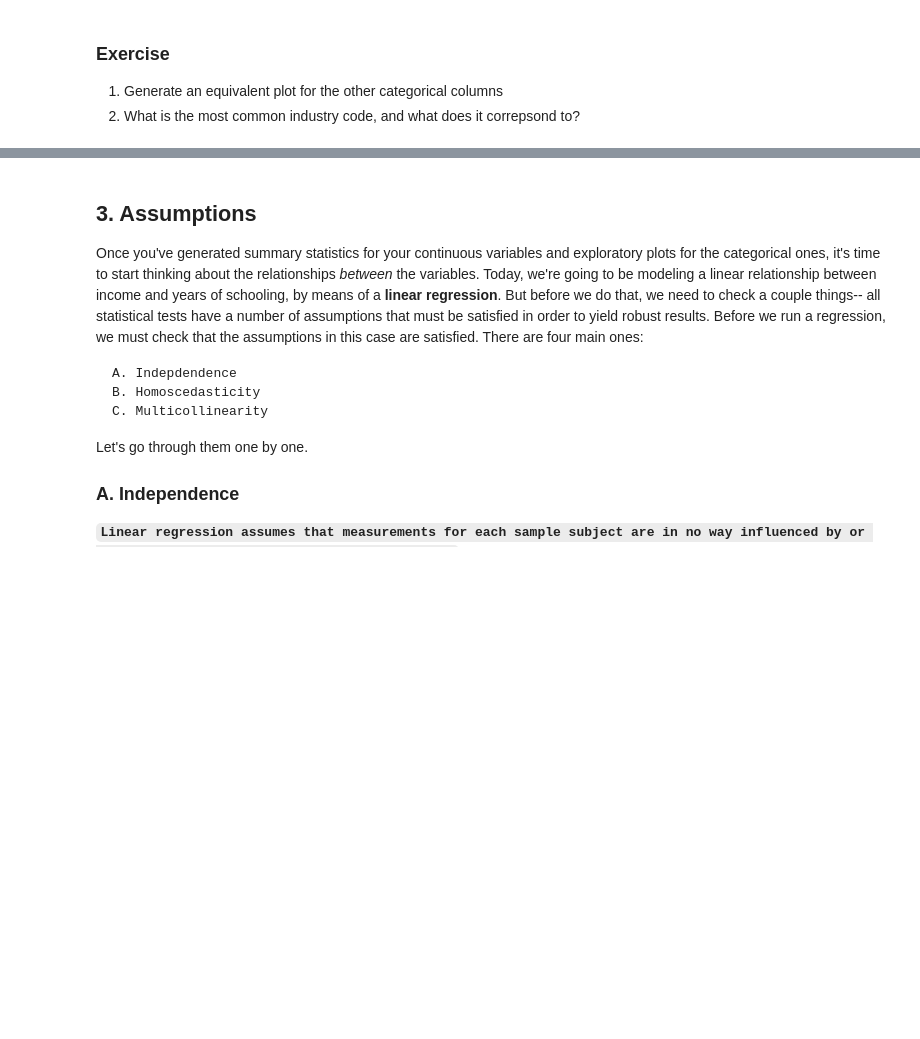
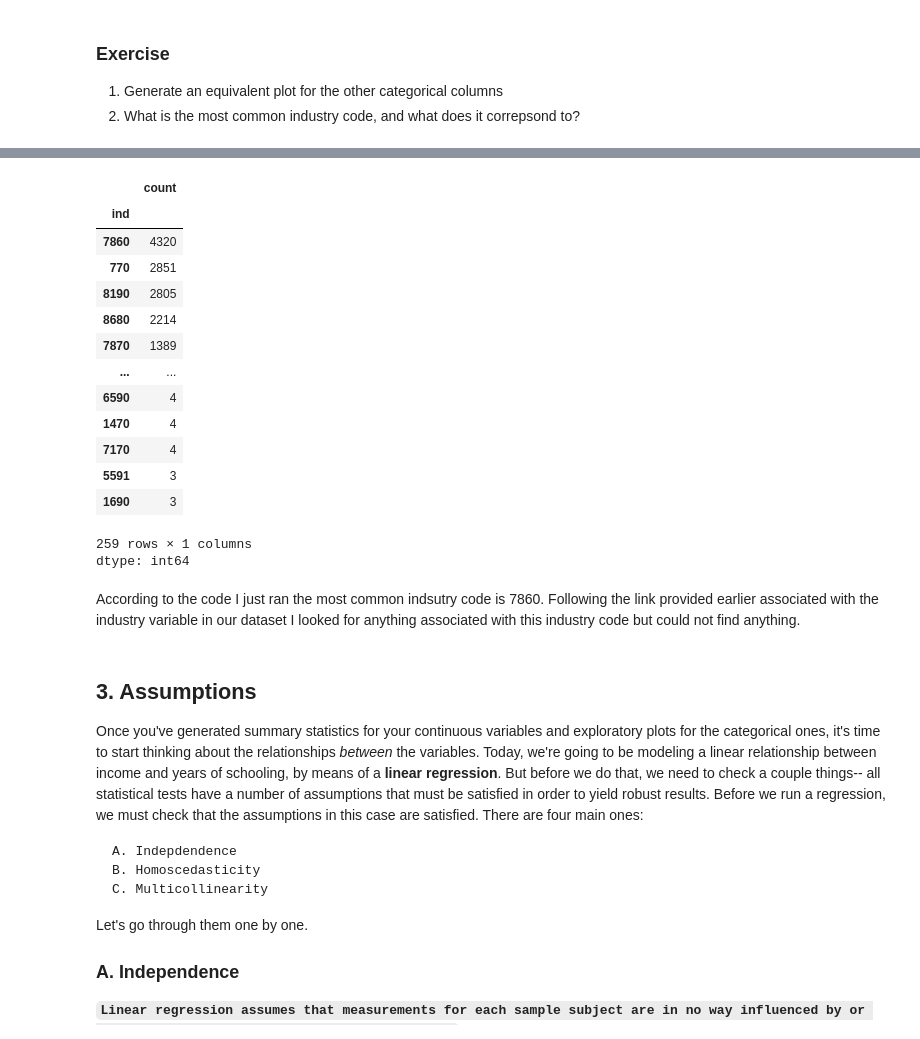
Before and after one commit to vicdelamaire/QM-2-, a Jupyter notebook: W7_newnew.ipynb, the cells around one changed output, grey strips where cells are left out. Saved outputs shown, nothing was run; the diff lists cells and outputs as text; code cells hidden in the pictures; blank space fills up the shorter version.

```diff
--- a/W7_newnew.ipynb
+++ b/W7_newnew.ipynb
@@ -165,3 +183,23 @@ plt.show() # show the plot
+# %%
+reg_df['ind'].value_counts(ascending=False)
+# %% [output]
+|  | count |
+| ind |  |
+| 7860 | 4320 |
+| 770 | 2851 |
+| 8190 | 2805 |
+| 8680 | 2214 |
+| 7870 | 1389 |
+| ... | ... |
+| 6590 | 4 |
+| 1470 | 4 |
+| 7170 | 4 |
+| 5591 | 3 |
+| 1690 | 3 |
+259 rows × 1 columns
+dtype: int64
+# %% [markdown]
+According to the code I just ran the most common indsutry code is 7860. Following the link provided earlier associated with the industry variable in our dataset I looked for anything associated with this industry code but could not find anything.
 # %% [markdown]
 ## 3. Assumptions
 
```
Also changed, not shown: parts of 4 cells of this notebook.
